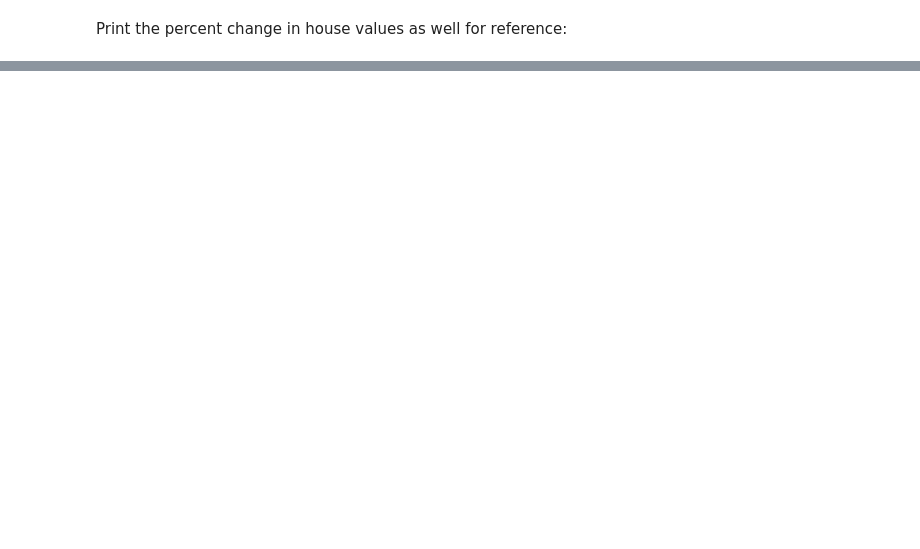
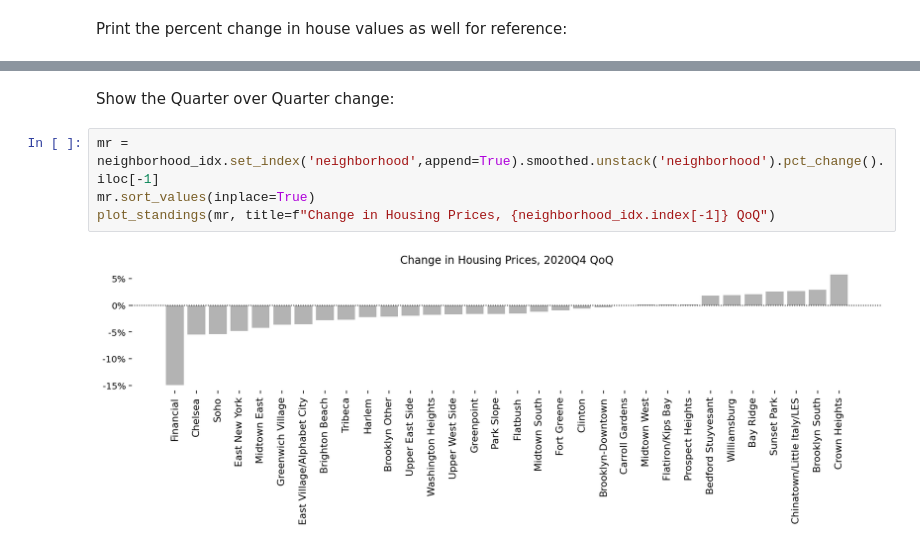
Before and after one commit to ivoytov/manhattan, a Jupyter notebook: NYC_price_index.ipynb, the cells around one changed output, grey strips where cells are left out. Drawn from its saved outputs; the diff is of its cells as text; blank space fills up the shorter version.

```diff
--- a/NYC_price_index.ipynb
+++ b/NYC_price_index.ipynb
@@ -486 +513,9 @@ East Village/Alphabet City     17%
 Name: 2020Q4, dtype: object
+# %% [markdown]
+Show the Quarter over Quarter change:
+# %%
+mr = neighborhood_idx.set_index('neighborhood',append=True).smoothed.unstack('neighborhood').pct_change().iloc[-1]
+mr.sort_values(inplace=True)
+plot_standings(mr, title=f"Change in Housing Prices, {neighborhood_idx.index[-1]} QoQ")
+# %% [output]
+[figure, added]
```
Also changed, not shown: parts of 16 cells of this notebook.
